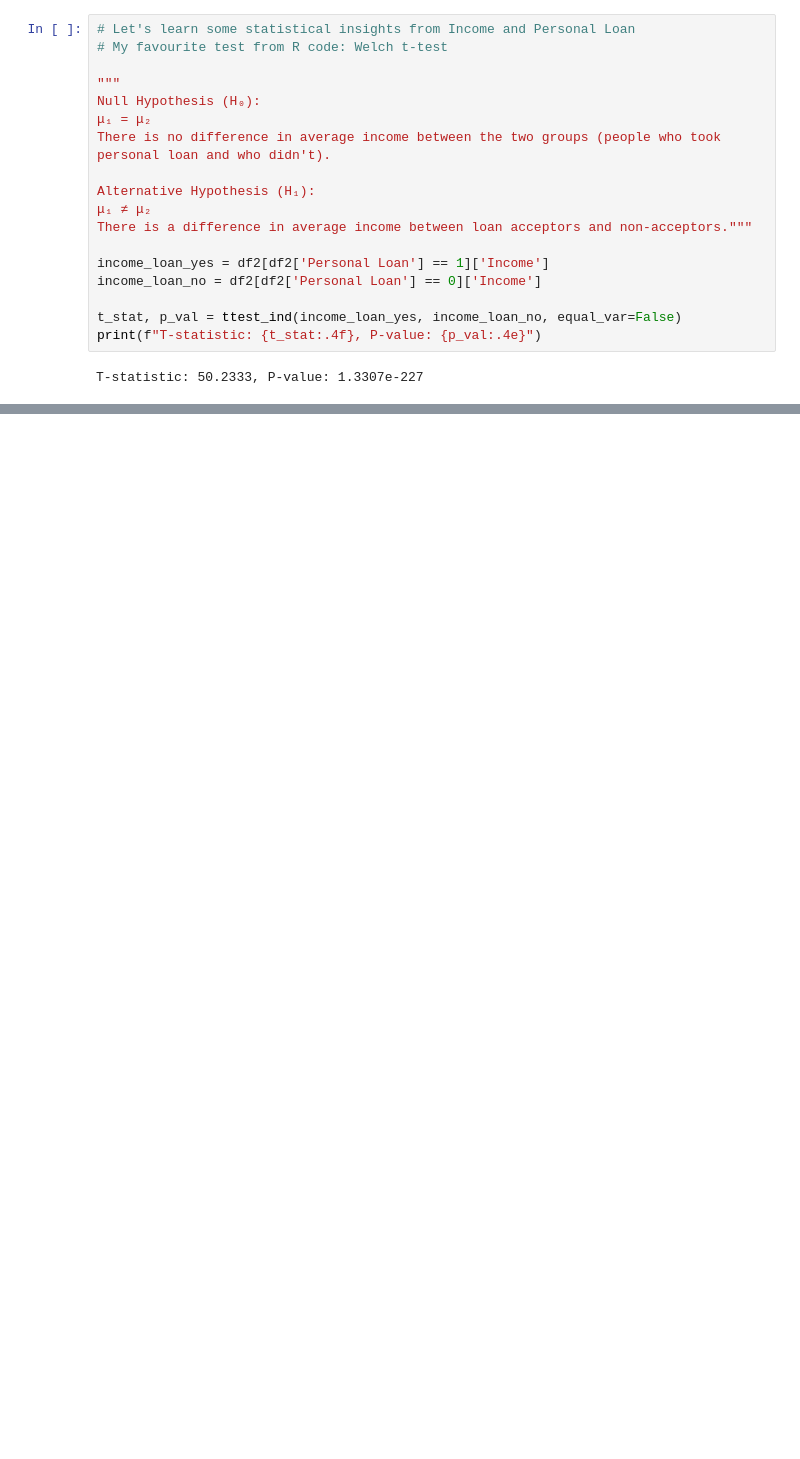
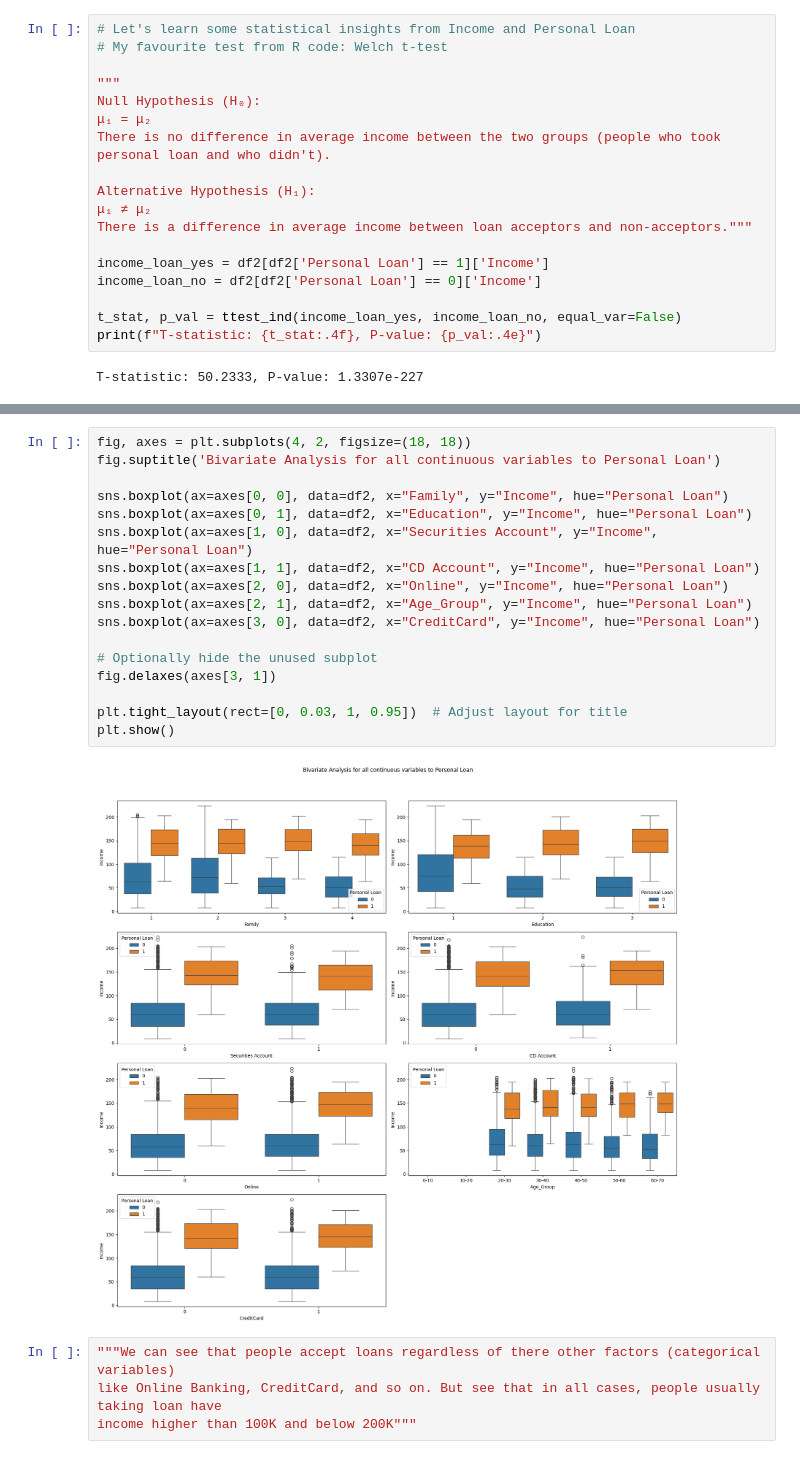
Before and after one commit to SanskarBajimaya/Bank-Data-EDA, a Jupyter notebook: EDA.ipynb, the cells around one changed output, grey strips where cells are left out. Drawn from its saved outputs; the diff is of its cells as text; blank space fills up the shorter version.

```diff
--- a/EDA.ipynb
+++ b/EDA.ipynb
@@ -604,0 +617,23 @@ people who did not accept the loan. """
+# %%
+fig, axes = plt.subplots(4, 2, figsize=(18, 18))
+fig.suptitle('Bivariate Analysis for all continuous variables to Personal Loan')
+
+sns.boxplot(ax=axes[0, 0], data=df2, x="Family", y="Income", hue="Personal Loan")
+sns.boxplot(ax=axes[0, 1], data=df2, x="Education", y="Income", hue="Personal Loan")
+sns.boxplot(ax=axes[1, 0], data=df2, x="Securities Account", y="Income", hue="Personal Loan")
+sns.boxplot(ax=axes[1, 1], data=df2, x="CD Account", y="Income", hue="Personal Loan")
+sns.boxplot(ax=axes[2, 0], data=df2, x="Online", y="Income", hue="Personal Loan")
+sns.boxplot(ax=axes[2, 1], data=df2, x="Age_Group", y="Income", hue="Personal Loan")
+sns.boxplot(ax=axes[3, 0], data=df2, x="CreditCard", y="Income", hue="Personal Loan")
+
+# Optionally hide the unused subplot
+fig.delaxes(axes[3, 1])
+
+plt.tight_layout(rect=[0, 0.03, 1, 0.95])  # Adjust layout for title
+plt.show()
+# %% [output]
+[figure, added]
+# %%
+"""We can see that people accept loans regardless of there other factors (categorical variables)
+like Online Banking, CreditCard, and so on. But see that in all cases, people usually taking loan have
+income higher than 100K and below 200K"""
```
Also changed, not shown: parts of 19 cells of this notebook.
